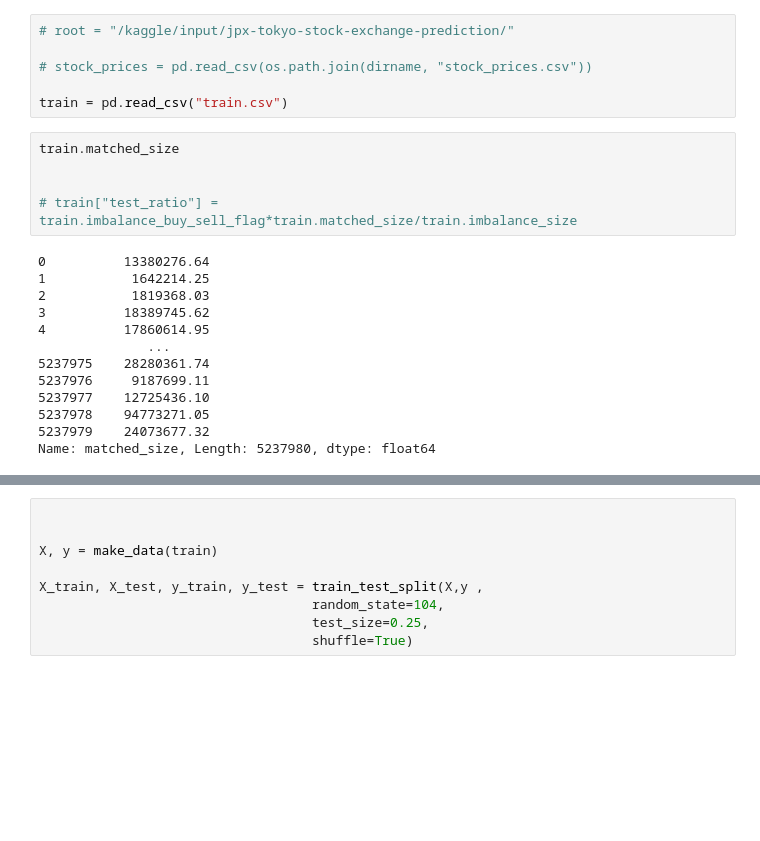
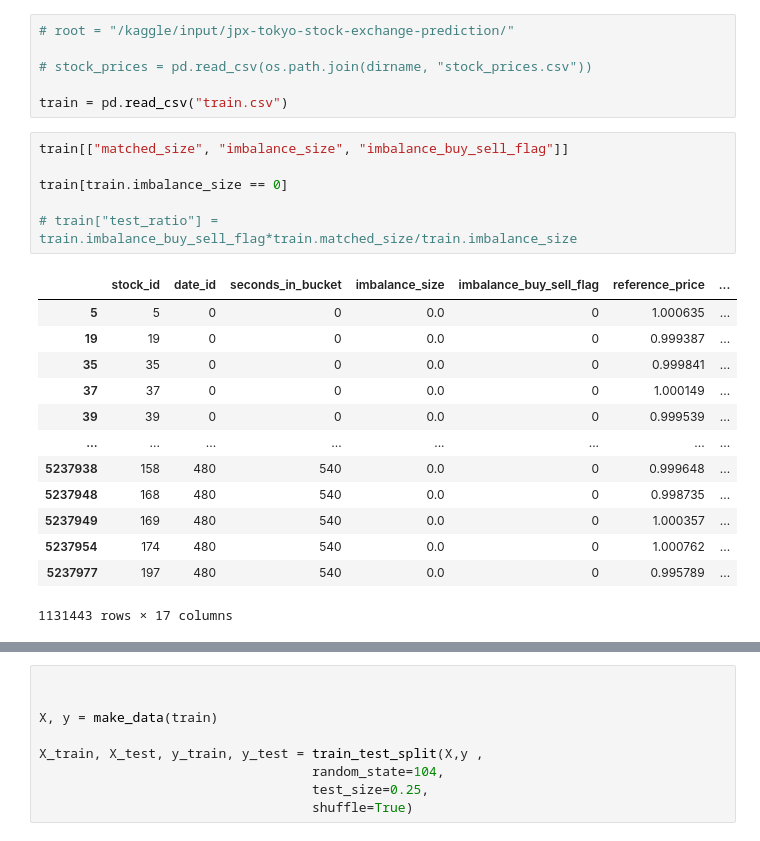
Before and after one commit to Eph97/kaggle-optiver, a Jupyter notebook: kaggle_optiver/kaggle_optiver.ipynb, the cells around one changed output, grey strips where cells are left out. Drawn from its saved outputs; the diff is of its cells as text; blank space fills up the shorter version.

```diff
--- a/kaggle_optiver/kaggle_optiver.ipynb
+++ b/kaggle_optiver/kaggle_optiver.ipynb
@@ -27,23 +27,25 @@ for dirname, _, filenames in os.walk('/kaggle/input'):
 
 train = pd.read_csv("train.csv")
 # %%
-train.matched_size
+train[["matched_size", "imbalance_size", "imbalance_buy_sell_flag"]]
 
+train[train.imbalance_size == 0]
 
 # train["test_ratio"] = train.imbalance_buy_sell_flag*train.matched_size/train.imbalance_size
 # %% [output]
+|  | stock_id | date_id | seconds_in_bucket | imbalance_size | imbalance_buy_sell_flag | reference_price | ... |
+| 5 | 5 | 0 | 0 | 0.0 | 0 | 1.000635 | ... |
+| 19 | 19 | 0 | 0 | 0.0 | 0 | 0.999387 | ... |
+| 35 | 35 | 0 | 0 | 0.0 | 0 | 0.999841 | ... |
+| 37 | 37 | 0 | 0 | 0.0 | 0 | 1.000149 | ... |
+| 39 | 39 | 0 | 0 | 0.0 | 0 | 0.999539 | ... |
+| ... | ... | ... | ... | ... | ... | ... | ... |
+| 5237938 | 158 | 480 | 540 | 0.0 | 0 | 0.999648 | ... |
+| 5237948 | 168 | 480 | 540 | 0.0 | 0 | 0.998735 | ... |
+| 5237949 | 169 | 480 | 540 | 0.0 | 0 | 1.000357 | ... |
+| 5237954 | 174 | 480 | 540 | 0.0 | 0 | 1.000762 | ... |
+| 5237977 | 197 | 480 | 540 | 0.0 | 0 | 0.995789 | ... |
-0          13380276.64
-1           1642214.25
-2           1819368.03
-3          18389745.62
-4          17860614.95
-              ...
-5237975    28280361.74
-5237976     9187699.11
-5237977    12725436.10
-5237978    94773271.05
-5237979    24073677.32
-Name: matched_size, Length: 5237980, dtype: float64
+1131443 rows × 17 columns
 # %%
 
 def make_data(df, train=0):
```
Also changed, not shown: parts of 5 cells of this notebook.
